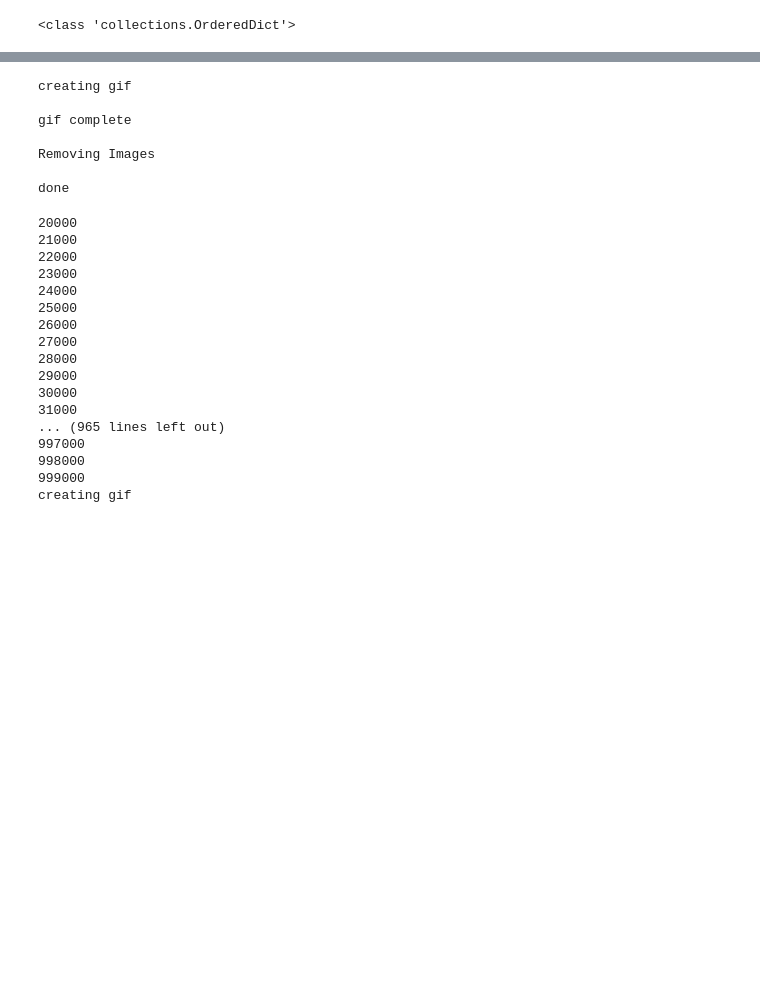
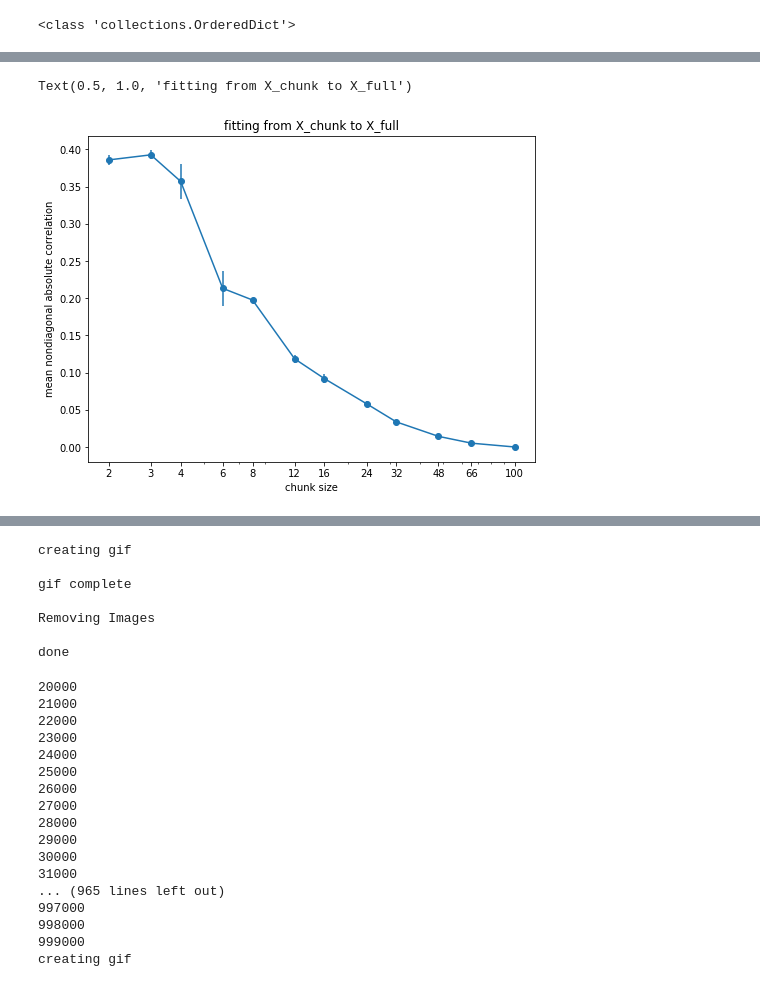
Before and after one commit to fcaretti/mitosis_MNIST, a Jupyter notebook: Chizat & Bach copy.ipynb, the cells around one changed output, grey strips where cells are left out. Saved outputs shown, nothing was run; the diff lists cells and outputs as text; code cells hidden in the pictures; blank space fills up the shorter version.

```diff
--- a/Chizat & Bach copy.ipynb
+++ b/Chizat & Bach copy.ipynb
@@ -557,2 +636,17 @@ plt.scatter(student_weights[0], student_weights[1])
+# %%
+# plot mean nondiagonal absolute correlation
+plt.figure()
+plt.errorbar(css, mean_non_diag_abs_corr.mean(axis = 1)
+             , mean_non_diag_abs_corr.std(axis = 1)/np.sqrt(nreps), marker = 'o');
+#plt.errorbar(css_teacher, mean_teacher.mean(axis = 1)
+#             , mean_teacher.std(axis = 1)/np.sqrt(nreps), marker = 'o');
+plt.xscale('log');
+plt.xticks(css, css);
+plt.xlabel('chunk size')
+plt.ylabel('mean nondiagonal absolute correlation')
+plt.title('fitting from X_chunk to X_full')
+# %% [output]
+Text(0.5, 1.0, 'fitting from X_chunk to X_full')
+[figure, added]
 # %%
 plot_weights(teacher,student,epochs,filenames,True)
```
Also changed, not shown: parts of 13 cells of this notebook.
